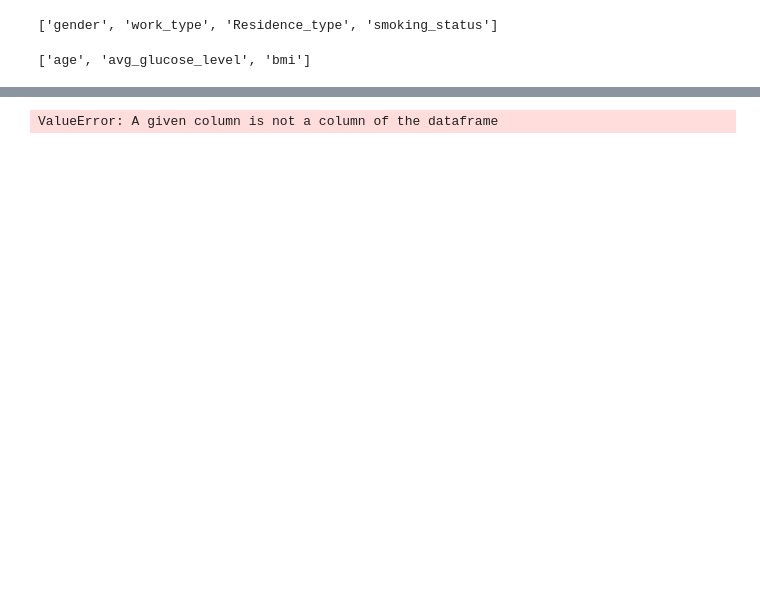
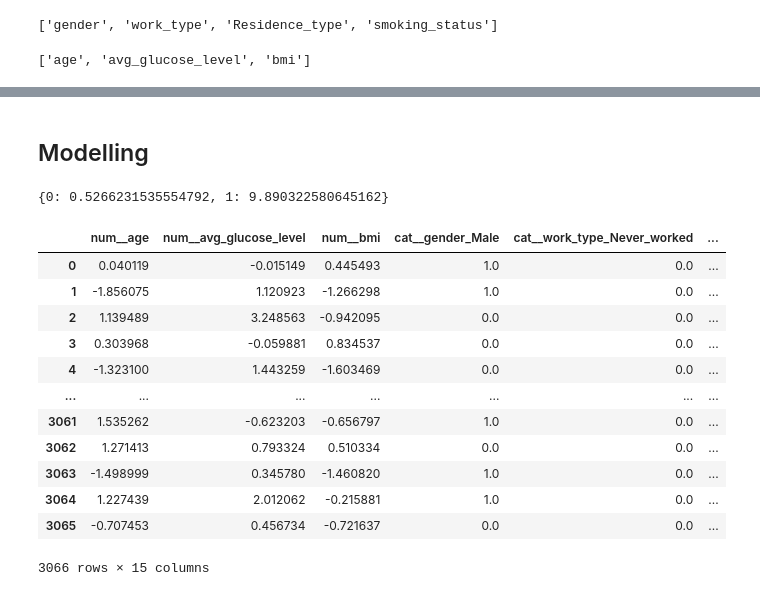
Before and after one commit to kchu1711/actl3143, a Jupyter notebook: week 3/w3_stroke.ipynb, the cells around one changed output, grey strips where cells are left out. Cells and saved outputs as stored; diff of their text form; code cells hidden in the pictures; blank space fills up the shorter version.

```diff
--- a/week 3/w3_stroke.ipynb
+++ b/week 3/w3_stroke.ipynb
@@ -127,0 +137,4 @@ features
+# %%
+#split data into train, val and test
+X_train, X_test, y_train, y_test = train_test_split(features, target, test_size=0.2, random_state=17)
+X_train, X_val, y_train, y_val = train_test_split(X_train, y_train, test_size=0.25, random_state=17)
@@ -185,10 +179,43 @@ transformer = ColumnTransformer(transformers = [
     ("num", numerical_transformer, numerical_cols),
     ("cat", categorical_transformer, categorical_cols)
     ], remainder = "passthrough"
-    )
-
-x_train_transform = transformer.fit_transform(X_train)
-x_train_transform = pd.DataFrame(x_train_transform, columns=transformer.get_feature_names_out())
-x_train_transform
+)
-# %% [output]
-ValueError: A given column is not a column of the dataframe
+# %%
+#apply to train, val and test data
+X_train_transformer = transformer.fit_transform(X_train)
+X_train_transform = pd.DataFrame(X_train_transformer, columns=transformer.get_feature_names_out())
+X_train_transform.drop("cat__gender_Other", inplace = True, axis = 1)
+
+X_val_transformer = transformer.fit_transform(X_val)
+X_val_transform = pd.DataFrame(X_val_transformer, columns=transformer.get_feature_names_out())
+
+X_test_transformer = transformer.fit_transform(X_test)
+X_test_transform = pd.DataFrame(X_test_transformer, columns=transformer.get_feature_names_out())
+# %% [markdown]
+## Modelling
+# %%
+from sklearn.utils import class_weight
+class_weights = class_weight.compute_class_weight(
+    class_weight = 'balanced',
+    classes = np.unique(y_train),
+    y = y_train)
+class_weights = dict(enumerate(class_weights))
+class_weights
+# %% [output]
+{0: 0.5266231535554792, 1: 9.890322580645162}
+# %%
+X_train_transform
+# %% [output]
+|  | num__age | num__avg_glucose_level | num__bmi | cat__gender_Male | cat__work_type_Never_worked | ... |
+| 0 | 0.040119 | -0.015149 | 0.445493 | 1.0 | 0.0 | ... |
+| 1 | -1.856075 | 1.120923 | -1.266298 | 1.0 | 0.0 | ... |
+| 2 | 1.139489 | 3.248563 | -0.942095 | 0.0 | 0.0 | ... |
+| 3 | 0.303968 | -0.059881 | 0.834537 | 0.0 | 0.0 | ... |
+| 4 | -1.323100 | 1.443259 | -1.603469 | 0.0 | 0.0 | ... |
+| ... | ... | ... | ... | ... | ... | ... |
+| 3061 | 1.535262 | -0.623203 | -0.656797 | 1.0 | 0.0 | ... |
+| 3062 | 1.271413 | 0.793324 | 0.510334 | 0.0 | 0.0 | ... |
+| 3063 | -1.498999 | 0.345780 | -1.460820 | 1.0 | 0.0 | ... |
+| 3064 | 1.227439 | 2.012062 | -0.215881 | 1.0 | 0.0 | ... |
+| 3065 | -0.707453 | 0.456734 | -0.721637 | 0.0 | 0.0 | ... |
+3066 rows × 15 columns
```
Also changed, not shown: parts of 18 cells of this notebook, 1 other file.
